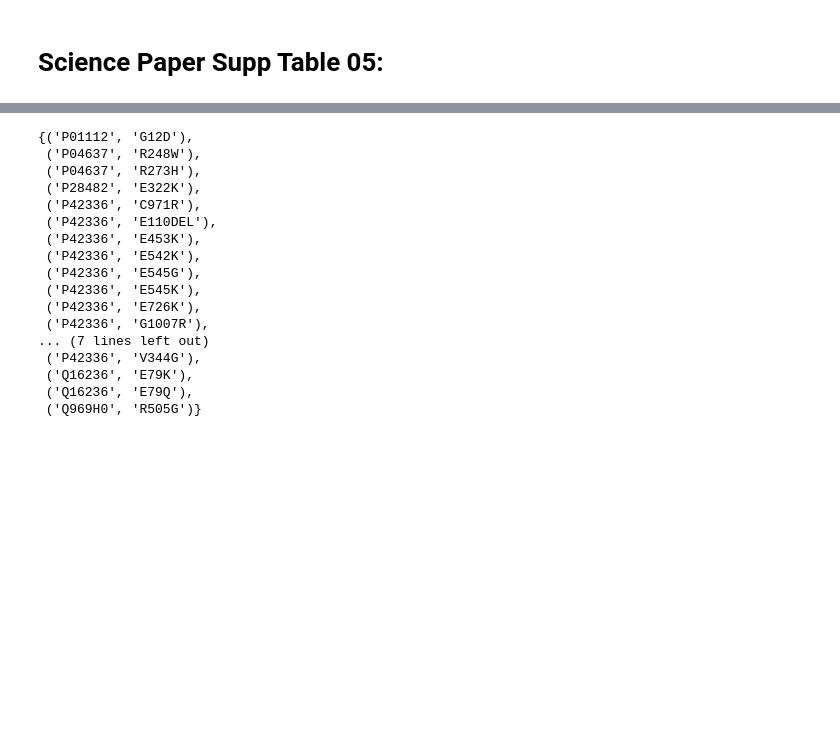
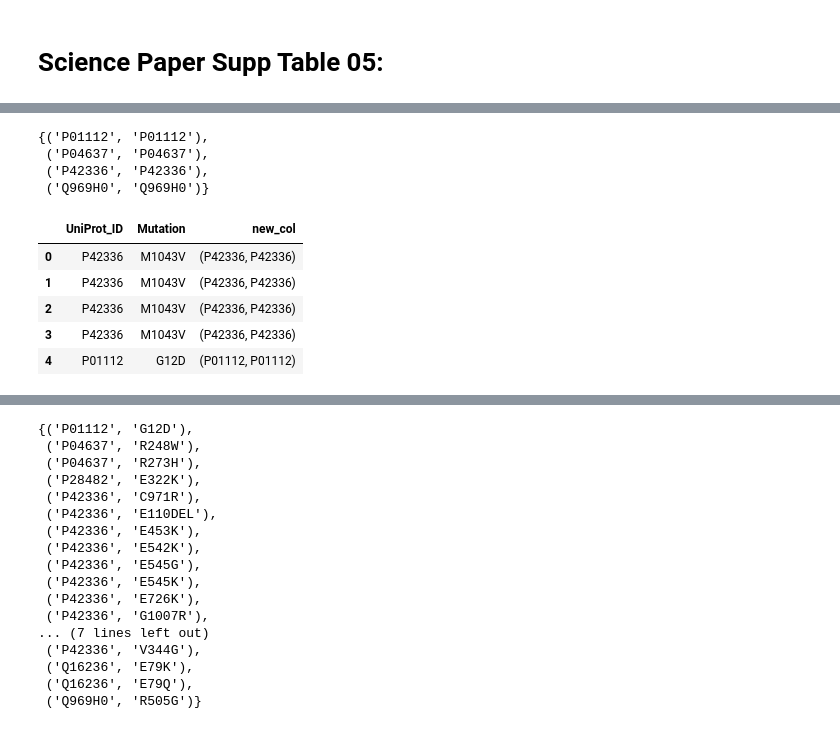
Before and after one commit to ibrahimberb/Predicting-Mutation-Effects, a Jupyter notebook: src/benchmark/Swaney_Science2021/Swaney2021TableS5.ipynb, the cells around one changed output, grey strips where cells are left out. Cells and saved outputs as stored; diff of their text form; code cells hidden in the pictures; blank space fills up the shorter version.

```diff
--- a/src/benchmark/Swaney_Science2021/Swaney2021TableS5.ipynb
+++ b/src/benchmark/Swaney_Science2021/Swaney2021TableS5.ipynb
@@ -2,0 +21,3 @@
+# %%
+ddd = pd.concat([interface_results["UniProt_ID"], interface_results["Mutation"]], axis=1)
+ddd.head()
@@ -3,3 +31,19 @@
+# %%
+set(zip(ddd["UniProt_ID"], ddd["UniProt_ID"]))
+# %% [output]
+{('P01112', 'P01112'),
+ ('P04637', 'P04637'),
+ ('P42336', 'P42336'),
+ ('Q969H0', 'Q969H0')}
+# %%
+ddd.head()
+# %% [output]
+|  | UniProt_ID | Mutation | new_col |
+| 0 | P42336 | M1043V | (P42336, P42336) |
+| 1 | P42336 | M1043V | (P42336, P42336) |
+| 2 | P42336 | M1043V | (P42336, P42336) |
+| 3 | P42336 | M1043V | (P42336, P42336) |
+| 4 | P01112 | G12D | (P01112, P01112) |
 # %%
 !dir
 # %% [output]
```
Also changed, not shown: parts of 20 cells of this notebook, 25 other files.
